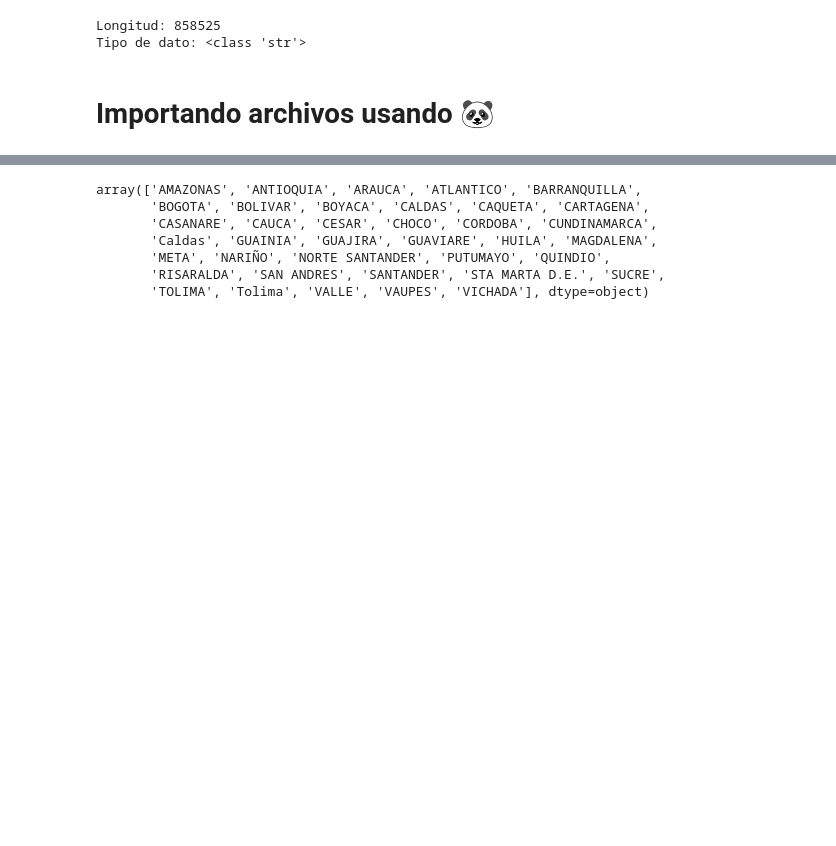
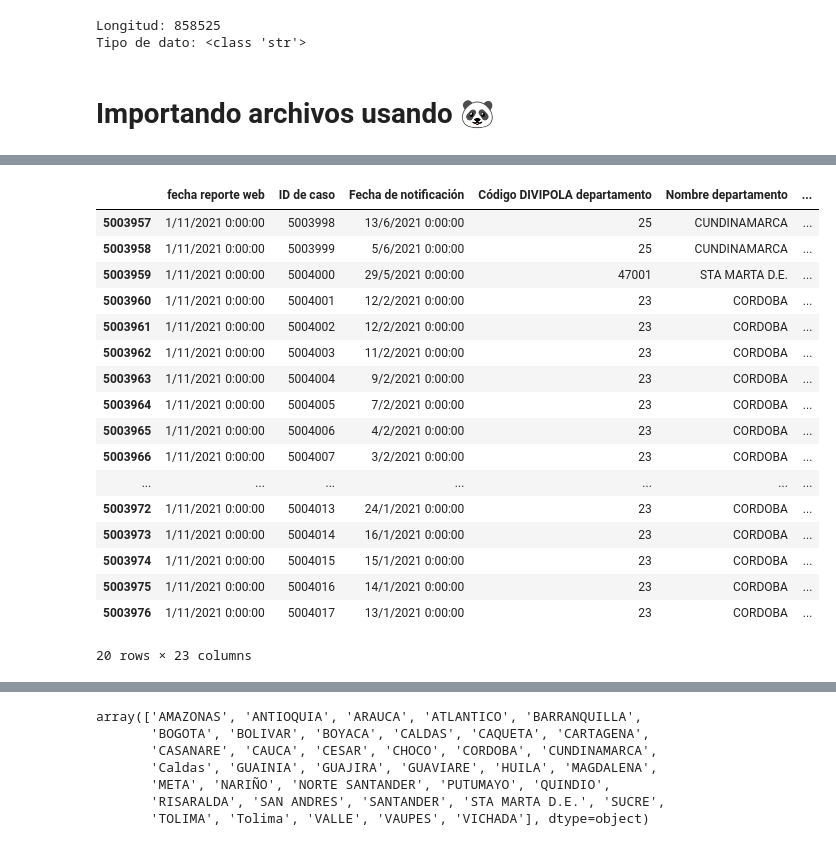
Before and after one commit to Santiago-Echeverri-Arteaga/Programacion_UQ_Fisica, a Jupyter notebook: Codigos/Librerias.ipynb, the cells around one changed output, grey strips where cells are left out. Cells and saved outputs as stored; diff of their text form; code cells hidden in the pictures; blank space fills up the shorter version.

```diff
--- a/Codigos/Librerias.ipynb
+++ b/Codigos/Librerias.ipynb
@@ -32,0 +33,21 @@ Requirement already satisfied: six>=1.5 in ./entornoVirtual/lib/python3.11/site-
+# %%
+display(data.tail(20))
+# %% [output]
+|  | fecha reporte web | ID de caso | Fecha de notificación | Código DIVIPOLA departamento | Nombre departamento | ... |
+| 5003957 | 1/11/2021 0:00:00 | 5003998 | 13/6/2021 0:00:00 | 25 | CUNDINAMARCA | ... |
+| 5003958 | 1/11/2021 0:00:00 | 5003999 | 5/6/2021 0:00:00 | 25 | CUNDINAMARCA | ... |
+| 5003959 | 1/11/2021 0:00:00 | 5004000 | 29/5/2021 0:00:00 | 47001 | STA MARTA D.E. | ... |
+| 5003960 | 1/11/2021 0:00:00 | 5004001 | 12/2/2021 0:00:00 | 23 | CORDOBA | ... |
+| 5003961 | 1/11/2021 0:00:00 | 5004002 | 12/2/2021 0:00:00 | 23 | CORDOBA | ... |
+| 5003962 | 1/11/2021 0:00:00 | 5004003 | 11/2/2021 0:00:00 | 23 | CORDOBA | ... |
+| 5003963 | 1/11/2021 0:00:00 | 5004004 | 9/2/2021 0:00:00 | 23 | CORDOBA | ... |
+| 5003964 | 1/11/2021 0:00:00 | 5004005 | 7/2/2021 0:00:00 | 23 | CORDOBA | ... |
+| 5003965 | 1/11/2021 0:00:00 | 5004006 | 4/2/2021 0:00:00 | 23 | CORDOBA | ... |
+| 5003966 | 1/11/2021 0:00:00 | 5004007 | 3/2/2021 0:00:00 | 23 | CORDOBA | ... |
+| ... | ... | ... | ... | ... | ... | ... |
+| 5003972 | 1/11/2021 0:00:00 | 5004013 | 24/1/2021 0:00:00 | 23 | CORDOBA | ... |
+| 5003973 | 1/11/2021 0:00:00 | 5004014 | 16/1/2021 0:00:00 | 23 | CORDOBA | ... |
+| 5003974 | 1/11/2021 0:00:00 | 5004015 | 15/1/2021 0:00:00 | 23 | CORDOBA | ... |
+| 5003975 | 1/11/2021 0:00:00 | 5004016 | 14/1/2021 0:00:00 | 23 | CORDOBA | ... |
+| 5003976 | 1/11/2021 0:00:00 | 5004017 | 13/1/2021 0:00:00 | 23 | CORDOBA | ... |
+20 rows × 23 columns
```
Also changed, not shown: parts of 4 cells of this notebook, 1 other file.
